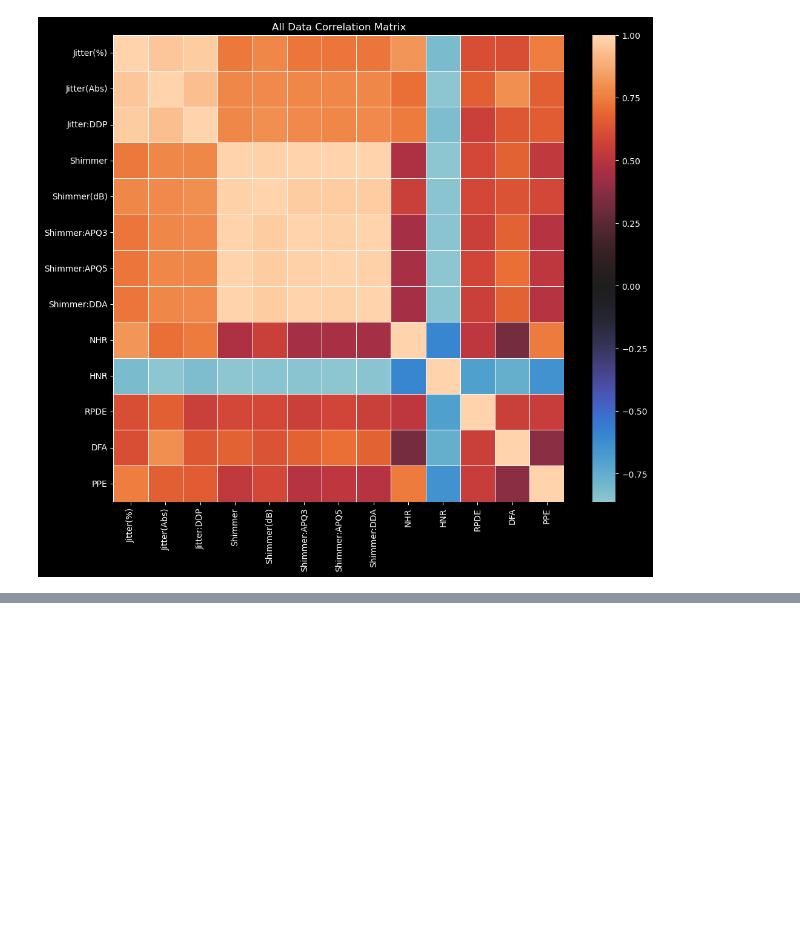
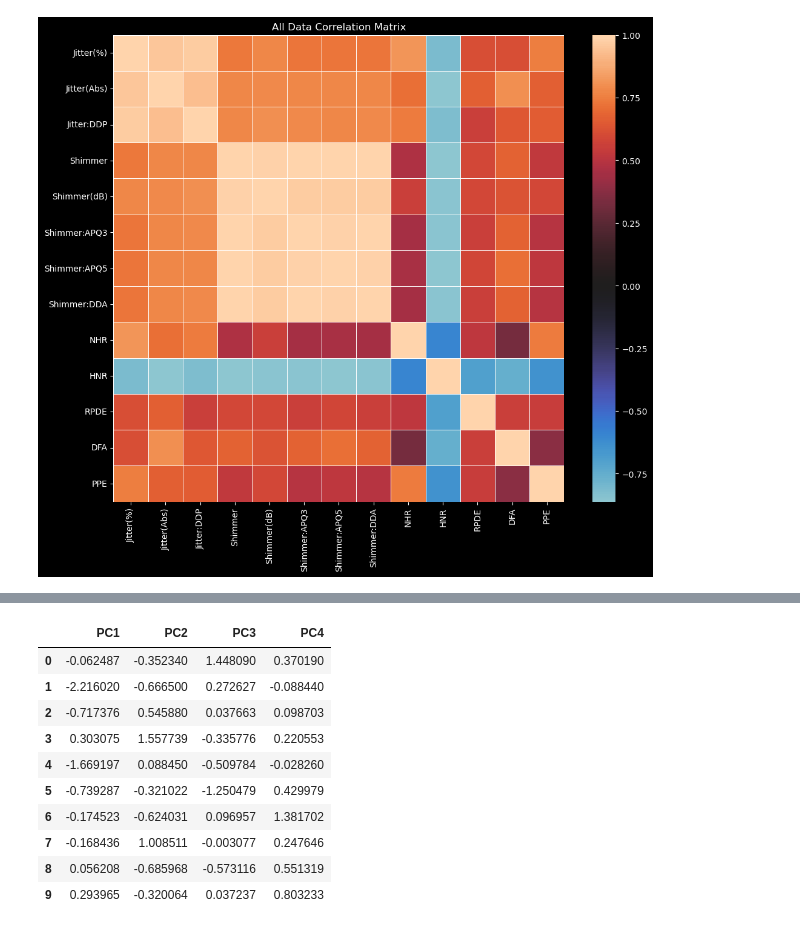
Before and after one commit to AnalyzeVisualize/Parkinson-s-Disease-Detection-w-ML, a Jupyter notebook: main.ipynb, the cells around one changed output, grey strips where cells are left out. Cells and saved outputs as stored; diff of their text form; code cells hidden in the pictures; blank space fills up the shorter version.

```diff
--- a/main.ipynb
+++ b/main.ipynb
@@ -343,0 +377,35 @@ covariance_matrix('All Data', merged_df, overlapping_columns)
+# %%
+# Compute PCA on the merged_pca_test_df dataframe to see if we can reduce dimensionality without losing too much information
+
+# Create a StandardScaler instance
+scaler = StandardScaler()
+
+# Fit the StandardScaler
+merged_pca_test_df_scaled = scaler.fit_transform(merged_pca_test_df)
+
+# Create a PCA instance
+pca = PCA(n_components=0.9)
+
+# Fit and transform the data using PCA
+merged_pca_test_df_pca = pca.fit_transform(merged_pca_test_df_scaled)
+
+# Create a dataframe with the PCA data, renaming the columns to PC1, PC2, etc.
+pca_df = pd.DataFrame(
+    data=merged_pca_test_df_pca,
+    columns=['PC1', 'PC2', 'PC3', 'PC4']
+)
+
+# Display the dataframe
+pca_df.head(10)
+# %% [output]
+|  | PC1 | PC2 | PC3 | PC4 |
+| 0 | -0.062487 | -0.352340 | 1.448090 | 0.370190 |
+| 1 | -2.216020 | -0.666500 | 0.272627 | -0.088440 |
+| 2 | -0.717376 | 0.545880 | 0.037663 | 0.098703 |
+| 3 | 0.303075 | 1.557739 | -0.335776 | 0.220553 |
+| 4 | -1.669197 | 0.088450 | -0.509784 | -0.028260 |
+| 5 | -0.739287 | -0.321022 | -1.250479 | 0.429979 |
+| 6 | -0.174523 | -0.624031 | 0.096957 | 1.381702 |
+| 7 | -0.168436 | 1.008511 | -0.003077 | 0.247646 |
+| 8 | 0.056208 | -0.685968 | -0.573116 | 0.551319 |
+| 9 | 0.293965 | -0.320064 | 0.037237 | 0.803233 |
```
Also changed, not shown: parts of 3 cells of this notebook.
